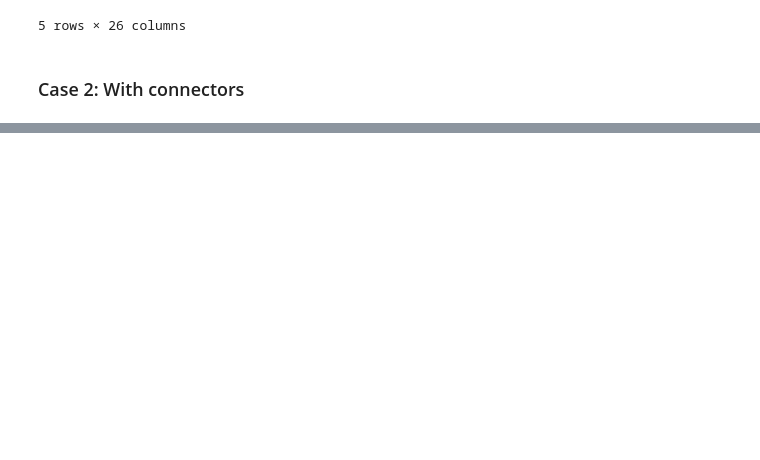
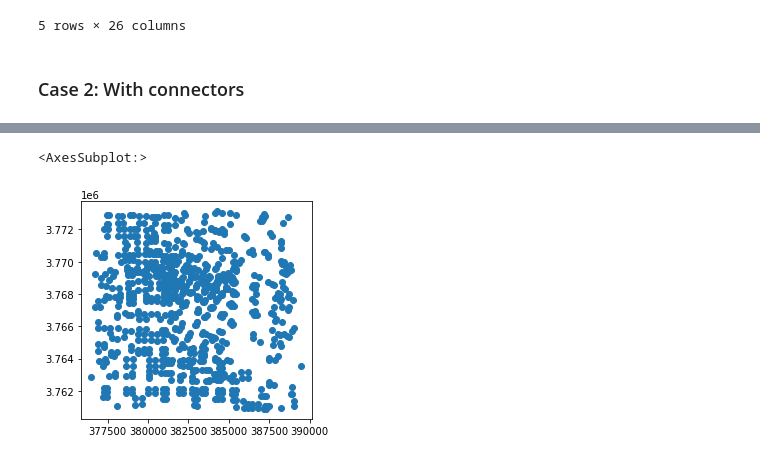
Before and after one commit to josephko91/anthropogenic-heat-la, a Jupyter notebook: traffic.ipynb, the cells around one changed output, grey strips where cells are left out. Cells and saved outputs as stored; diff of their text form; code cells hidden in the pictures; blank space fills up the shorter version.

```diff
--- a/traffic.ipynb
+++ b/traffic.ipynb
@@ -766,0 +772,10 @@ scag_gdf.plot()
+# %%
+# convert lines to point and add as new column
+scag_connectors_t1['centroid'] = scag_connectors_t1['geometry'].centroid
+# %%
+# copy df and set geometry to centroids instead of lines
+scag_connectors_t1_points = scag_connectors_t1.set_geometry('centroid')
+scag_connectors_t1_points.plot()
+# %% [output]
+<AxesSubplot:>
+[figure, added]
```
Also changed, not shown: parts of 29 cells of this notebook.
